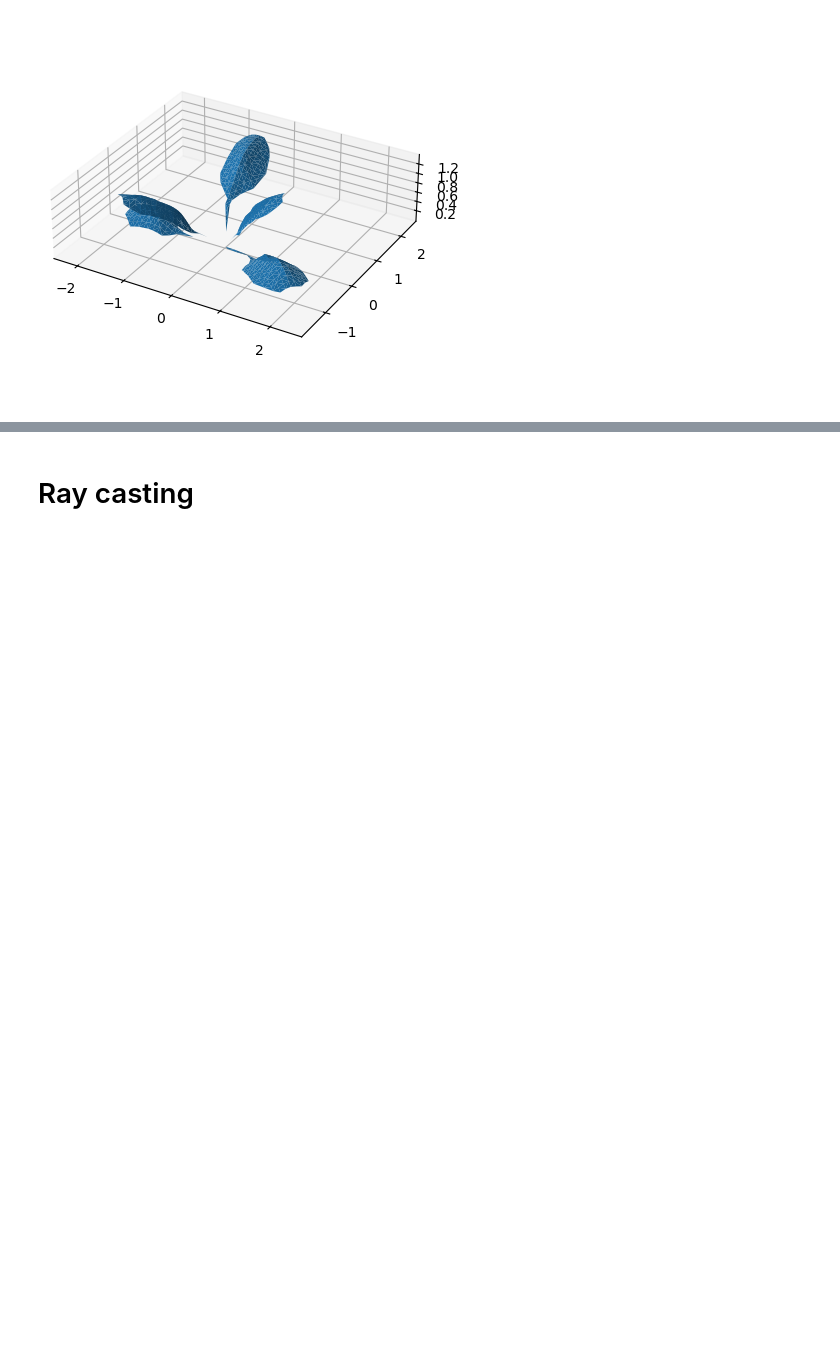
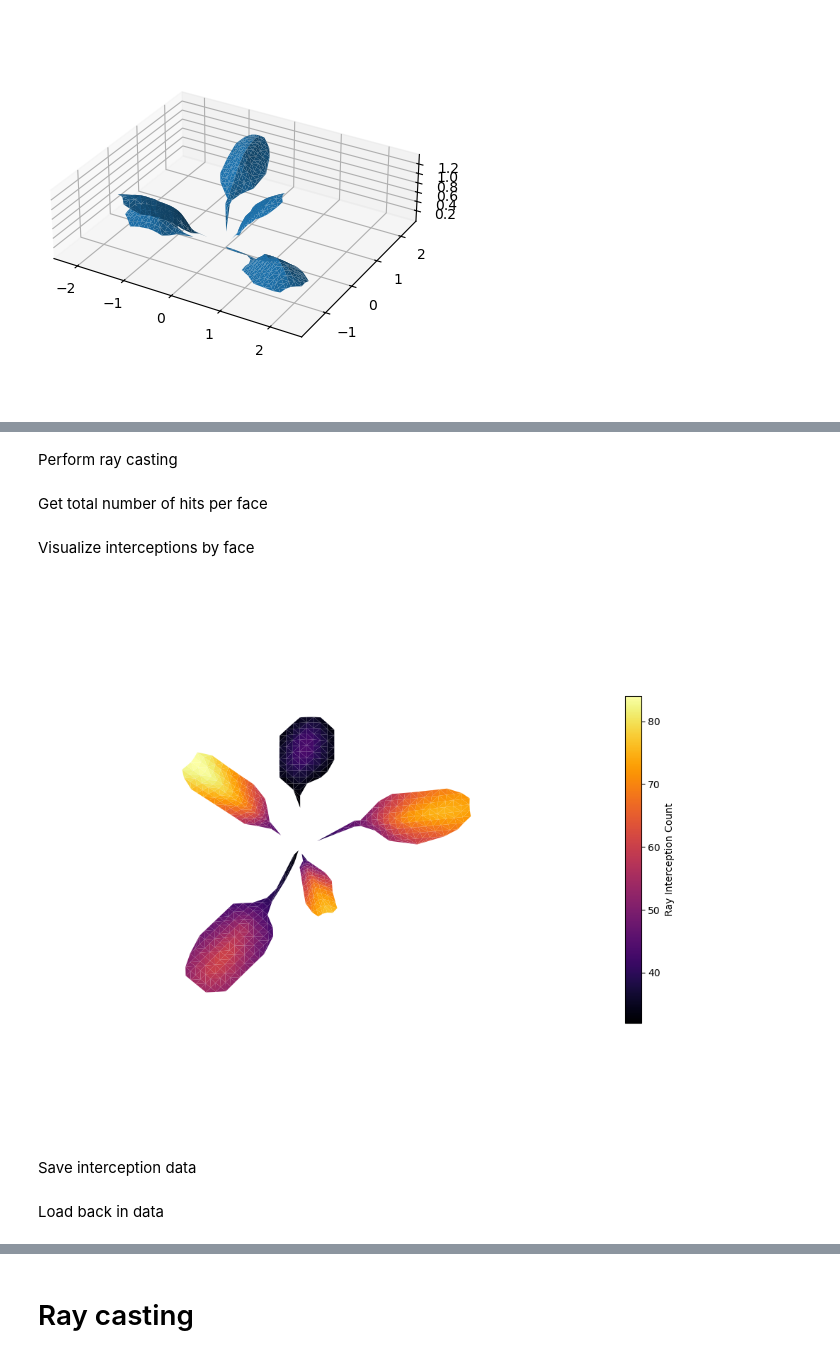
Before and after one commit to DanChitwood/arabidopsis_triangulation_test, a Jupyter notebook: ray_casting.ipynb, the cells around one changed output, grey strips where cells are left out. Saved outputs shown, nothing was run; the diff lists cells and outputs as text; code cells hidden in the pictures; blank space fills up the shorter version.

```diff
--- a/ray_casting.ipynb
+++ b/ray_casting.ipynb
@@ -618,0 +616,55 @@ plt.scatter(locations[:,0], locations[:,1], s=0.1)
+# %% [markdown]
+Perform ray casting
+# %%
+locations, ray_index, tri_index = mesh.ray.intersects_location(
+    ray_origins_batch,
+    ray_directions_batch,
+    multiple_hits=False
+)
+# %% [markdown]
+Get total number of hits per face
+# %%
+# Total number of triangles in the mesh
+num_faces = len(mesh.faces)
+
+# Count how many times each face was hit
+face_hit_counts = np.bincount(tri_index, minlength=num_faces)
+# This gives you a numpy array of length num_faces, with 0 if a face was never hit
+# %% [markdown]
+Visualize interceptions by face
+# %%
+tris = mesh.faces
+verts = mesh.vertices
+
+# Normalize the face_hit_counts for color mapping
+norm = Normalize(vmin=face_hit_counts.min(), vmax=face_hit_counts.max())
+norm_counts = norm(face_hit_counts)
+
+# Plotting
+fig = plt.figure(figsize=(10, 8))
+ax = fig.add_subplot(111, projection='3d', azim=0, elev=90)
+
+tri_collection = ax.plot_trisurf(
+    verts[:, 0], verts[:, 1], verts[:, 2],
+    triangles=tris,
+    cmap='inferno',
+    linewidth=0.2,
+    antialiased=True,
+    shade=True,
+    facecolors=cm.inferno(norm_counts)
+)
+
+# Add colorbar
+sm = ScalarMappable(cmap='inferno', norm=norm)
+sm.set_array([])
+cbar = fig.colorbar(sm, ax=ax, shrink=0.6, aspect=20, pad=0.05)
+cbar.set_label('Ray Interception Count')
+
+ax.set_box_aspect([1, 1, 1])
+plt.axis('off')
+plt.tight_layout()
+# plt.savefig("interception_plot.png", dpi=300)
+# %% [output]
+[figure, added]
+# %% [markdown]
+Save interception data
@@ -618,0 +684,2 @@ plt.scatter(locations[:,0], locations[:,1], s=0.1)
+# %% [markdown]
+Load back in data
```
Also changed, not shown: parts of 34 cells of this notebook, 3 other files.
